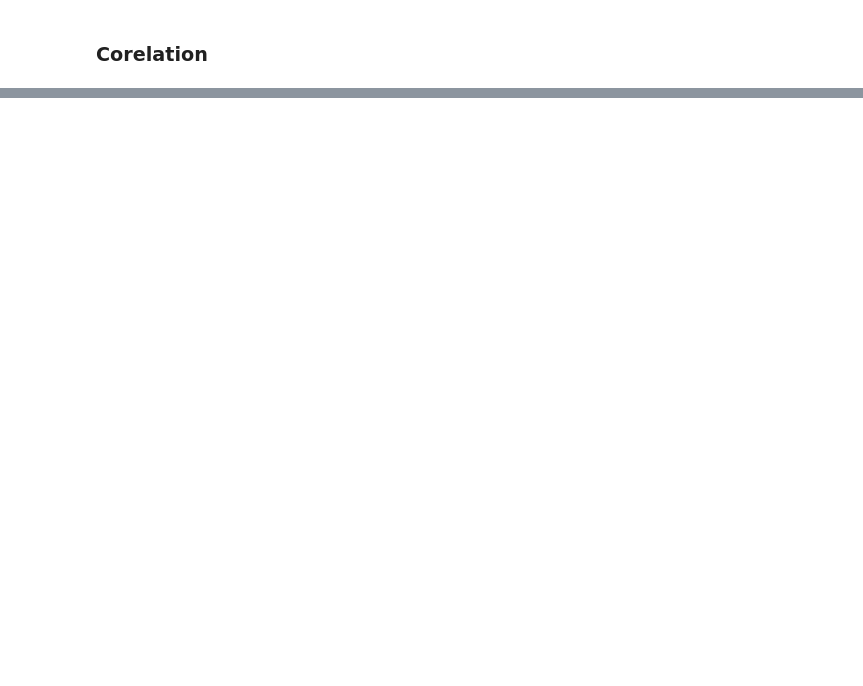
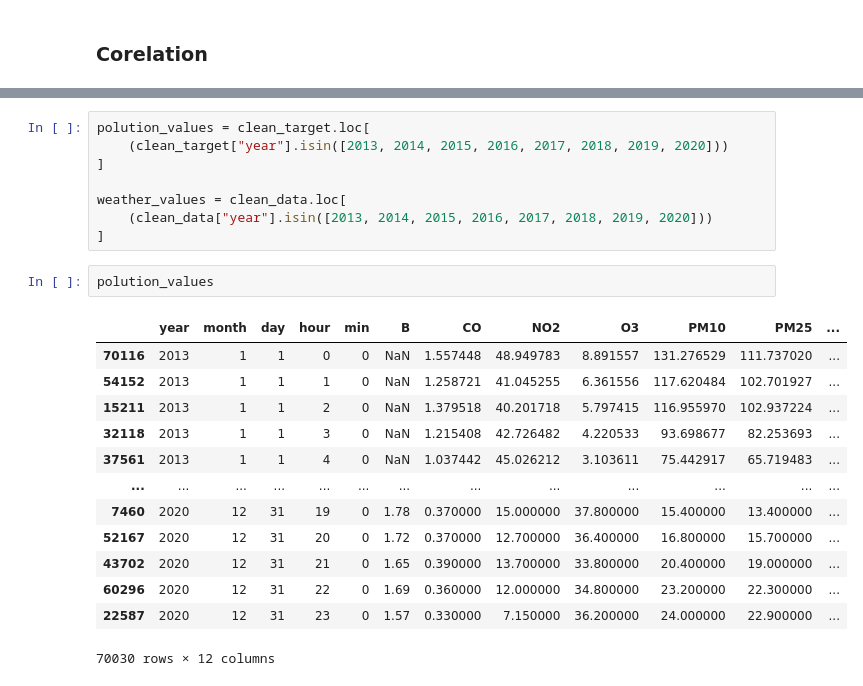
Before and after one commit to basicskill/matf-hackathon, a Jupyter notebook: Data Visualization.ipynb, the cells around one changed output, grey strips where cells are left out. Drawn from its saved outputs; the diff is of its cells as text; blank space fills up the shorter version.

```diff
--- a/Data Visualization.ipynb
+++ b/Data Visualization.ipynb
@@ -151,0 +164,24 @@ clean_data["T"]
+# %%
+polution_values = clean_target.loc[
+    (clean_target["year"].isin([2013, 2014, 2015, 2016, 2017, 2018, 2019, 2020]))
+]
+
+weather_values = clean_data.loc[
+    (clean_data["year"].isin([2013, 2014, 2015, 2016, 2017, 2018, 2019, 2020]))
+]
+# %%
+polution_values
+# %% [output]
+|  | year | month | day | hour | min | B | CO | NO2 | O3 | PM10 | PM25 | ... |
+| 70116 | 2013 | 1 | 1 | 0 | 0 | NaN | 1.557448 | 48.949783 | 8.891557 | 131.276529 | 111.737020 | ... |
+| 54152 | 2013 | 1 | 1 | 1 | 0 | NaN | 1.258721 | 41.045255 | 6.361556 | 117.620484 | 102.701927 | ... |
+| 15211 | 2013 | 1 | 1 | 2 | 0 | NaN | 1.379518 | 40.201718 | 5.797415 | 116.955970 | 102.937224 | ... |
+| 32118 | 2013 | 1 | 1 | 3 | 0 | NaN | 1.215408 | 42.726482 | 4.220533 | 93.698677 | 82.253693 | ... |
+| 37561 | 2013 | 1 | 1 | 4 | 0 | NaN | 1.037442 | 45.026212 | 3.103611 | 75.442917 | 65.719483 | ... |
+| ... | ... | ... | ... | ... | ... | ... | ... | ... | ... | ... | ... | ... |
+| 7460 | 2020 | 12 | 31 | 19 | 0 | 1.78 | 0.370000 | 15.000000 | 37.800000 | 15.400000 | 13.400000 | ... |
+| 52167 | 2020 | 12 | 31 | 20 | 0 | 1.72 | 0.370000 | 12.700000 | 36.400000 | 16.800000 | 15.700000 | ... |
+| 43702 | 2020 | 12 | 31 | 21 | 0 | 1.65 | 0.390000 | 13.700000 | 33.800000 | 20.400000 | 19.000000 | ... |
+| 60296 | 2020 | 12 | 31 | 22 | 0 | 1.69 | 0.360000 | 12.000000 | 34.800000 | 23.200000 | 22.300000 | ... |
+| 22587 | 2020 | 12 | 31 | 23 | 0 | 1.57 | 0.330000 | 7.150000 | 36.200000 | 24.000000 | 22.900000 | ... |
+70030 rows × 12 columns
```
Also changed, not shown: parts of 11 cells of this notebook.
